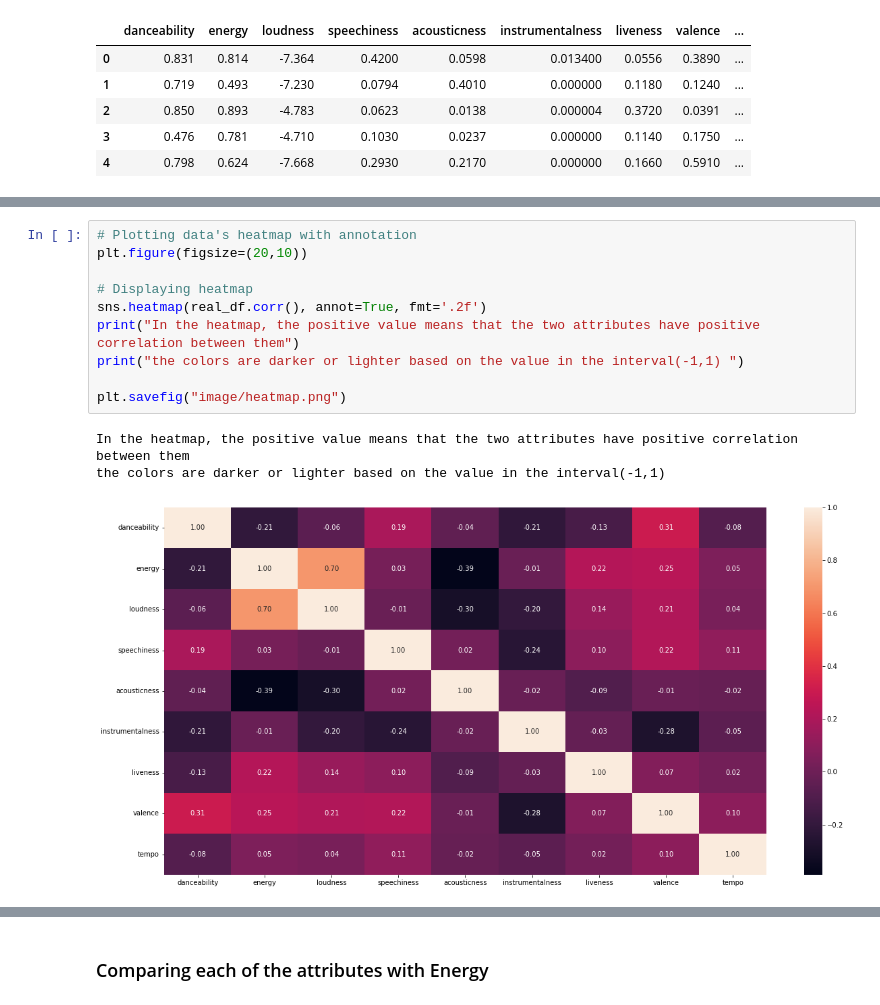
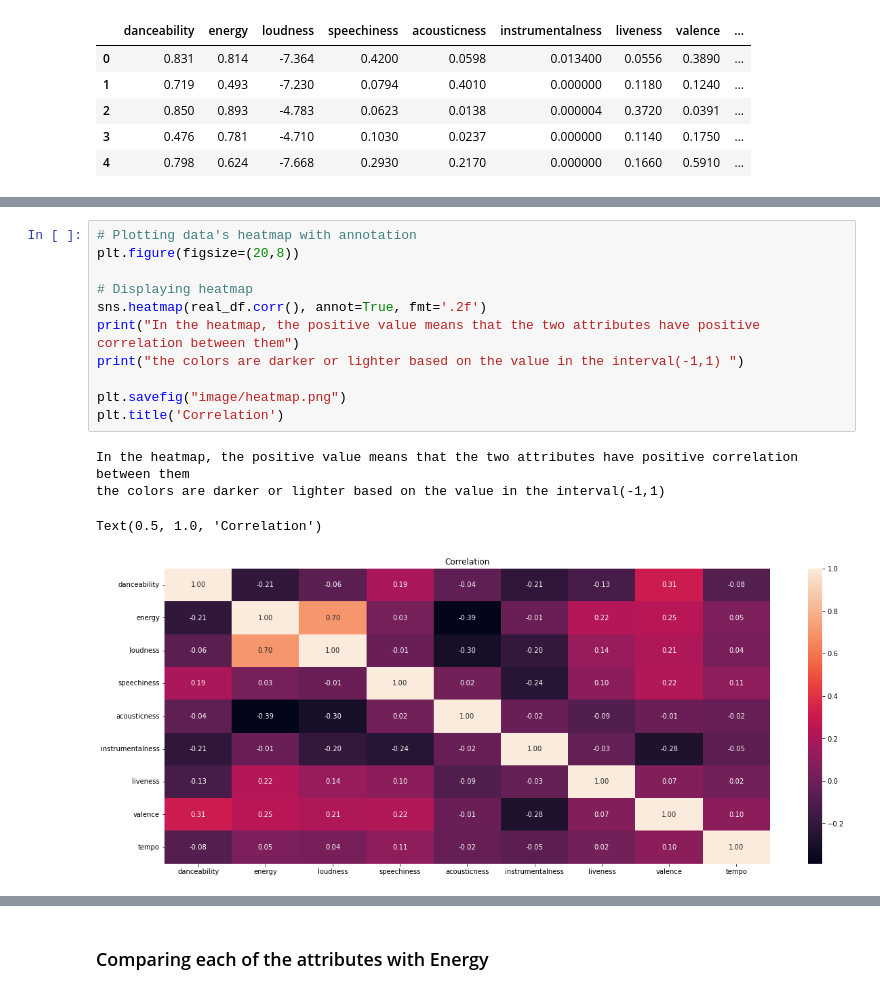
Before and after one commit to olalekeolaleke/Track-Information-and-Mood-Detector, a Jupyter notebook: analysis.ipynb, the cells around one changed output, grey strips where cells are left out. Cells and saved outputs as stored; diff of their text form.

```diff
--- a/analysis.ipynb
+++ b/analysis.ipynb
@@ -97,16 +105,18 @@ real_df.corr()
 # %%
 # Plotting data's heatmap with annotation
-plt.figure(figsize=(20,10))
+plt.figure(figsize=(20,8))
 
 # Displaying heatmap
 sns.heatmap(real_df.corr(), annot=True, fmt='.2f')
 print("In the heatmap, the positive value means that the two attributes have positive correlation between them")
 print("the colors are darker or lighter based on the value in the interval(-1,1) ")
 
 plt.savefig("image/heatmap.png")
+plt.title('Correlation')
 # %% [output]
 In the heatmap, the positive value means that the two attributes have positive correlation between them
 the colors are darker or lighter based on the value in the interval(-1,1)
+Text(0.5, 1.0, 'Correlation')
-[figure, old version]
+[figure, new version]
 # %%
 # Representing the data in a pairplot
```
Also changed, not shown: parts of 3 cells of this notebook, 2 other files.
